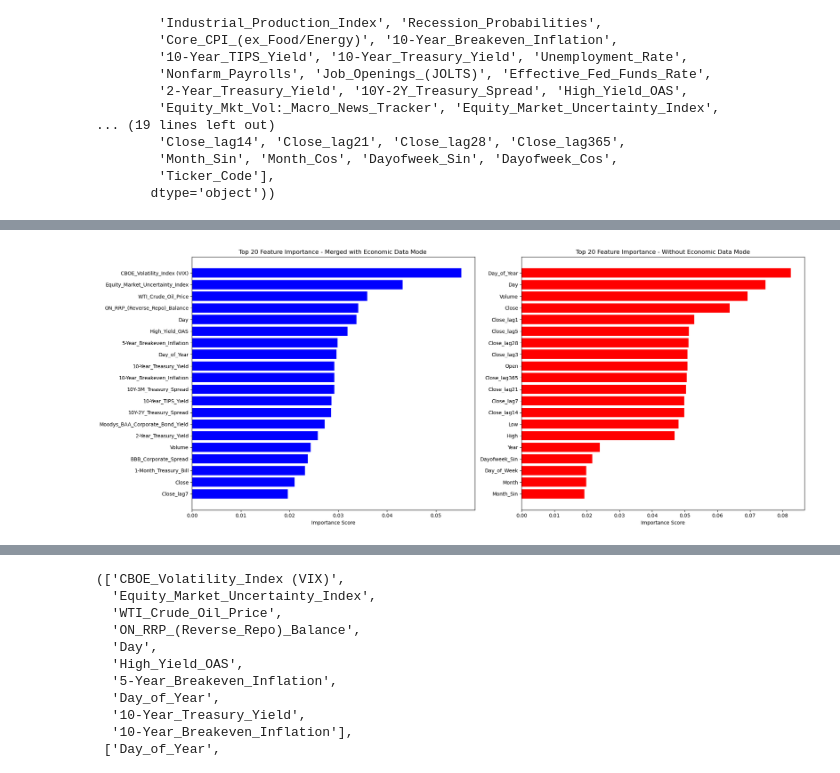
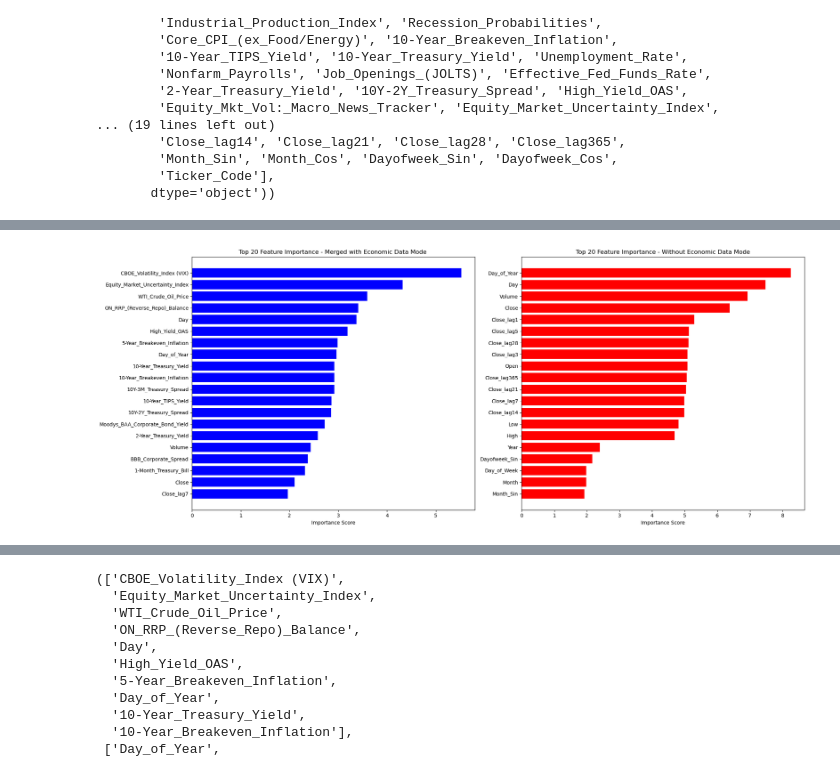
Before and after one commit to tishsrisasi/etf-close-price, a Jupyter notebook: jupyter_notebooks/3_etf_price_direction_random_forrest_classification.ipynb, the cells around one changed output, grey strips where cells are left out. Drawn from its saved outputs; the diff is of its cells as text; code cells hidden in the pictures.

```diff
--- a/jupyter_notebooks/3_etf_price_direction_random_forrest_classification.ipynb
+++ b/jupyter_notebooks/3_etf_price_direction_random_forrest_classification.ipynb
@@ -58,0 +100,2 @@ memory usage: 2.6+ MB
+# %%
+df1.fillna(0, inplace=True)                                                                            # Fill any NaN values with 0
@@ -289,17 +450,17 @@ X_class.columns, X_class1.columns
         'Ticker_Code'],
        dtype='object'))
 # %%
-# Get feature importance
-feature_importance = pd.DataFrame({
-    'feature': X_class.columns,
-    'importance': rf_baseline.feature_importances_,
+# Get feature importance for both models
+feature_importance = pd.DataFrame({                                                         # creating a dataframe for feature importance from model with macroeconomic features
+    'feature': X_class.columns,                                                             #limiting to feature names from X_class
+    'importance': (rf_baseline.feature_importances_) * 100,                                 #getting feature importance values from the trained model - making it a percentage
 })
 
-feature_importance1= pd.DataFrame({
-    'feature1': X_class1.columns,
-    'importance1': rf_baseline1.feature_importances_,
+feature_importance1= pd.DataFrame({                                                         # creating a dataframe for feature importance from model without macroeconomic features
+    'feature1': X_class1.columns,                                                           #see above
+    'importance1': (rf_baseline1.feature_importances_) * 100,                               #see above
 })
 
-feature_importance, feature_importance1
+feature_importance, feature_importance1                                                     # Display the feature importance dataframes for both models
 # %% [output]
 (                         feature  importance
@@ -344,23 +508,29 @@ feature_importance, feature_importance1
 # %%
+#Due to time constraints, for code comments on these visualizations, please refer to earlier notebook no. 2_etf_price_direction_decision_tree_classification.ipynb
+
 fig, (ax1, ax2) = plt.subplots(1, 2, figsize=(20, 8))
 
 top = feature_importance.head(20)
-ax1.barh(range(len(top)), top['importance'].values, color='blue')
+ax1.barh(range(len(top)),
+         top['importance'].values,
+         color='blue')
 ax1.set_yticks(range(len(top)))
 ax1.set_yticklabels(top['feature'].values)
 ax1.set_xlabel('Importance Score')
 ax1.set_title('Top 20 Feature Importance - Merged with Economic Data Mode ')
 ax1.invert_yaxis()
 
 top1 = feature_importance1.head(20)
-ax2.barh(range(len(top1)), top1['importance1'].values, color='red')
+ax2.barh(range(len(top1)),
+         top1['importance1'].values,
+         color='red')
 ax2.set_yticks(range(len(top1)))
 ax2.set_yticklabels(top1['feature1'].values)
 ax2.set_xlabel('Importance Score')
 ax2.set_title('Top 20 Feature Importance - Without Economic Data Mode')
 ax2.invert_yaxis()
 
 plt.tight_layout()
 plt.show()
 # %% [output]
-[figure, old version]
+[figure, new version]
```
Also changed, not shown: parts of 61 cells of this notebook, 8 other files.
